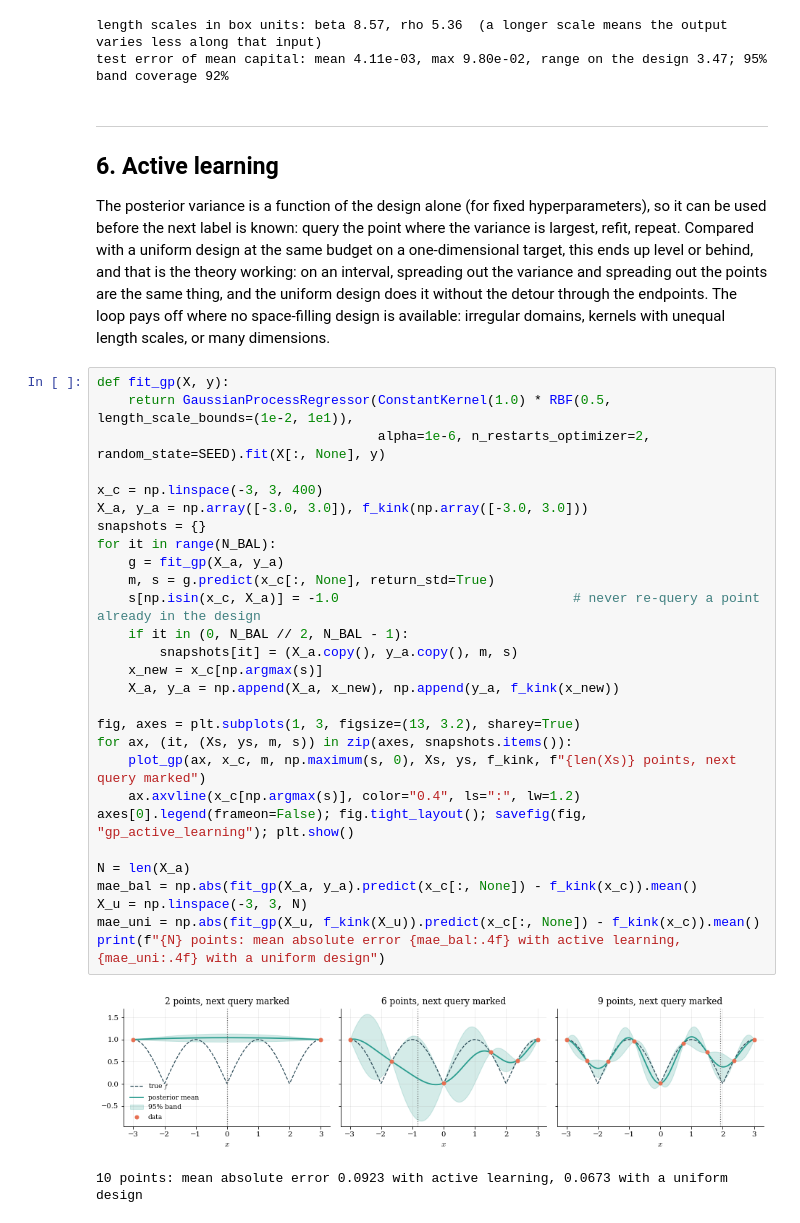
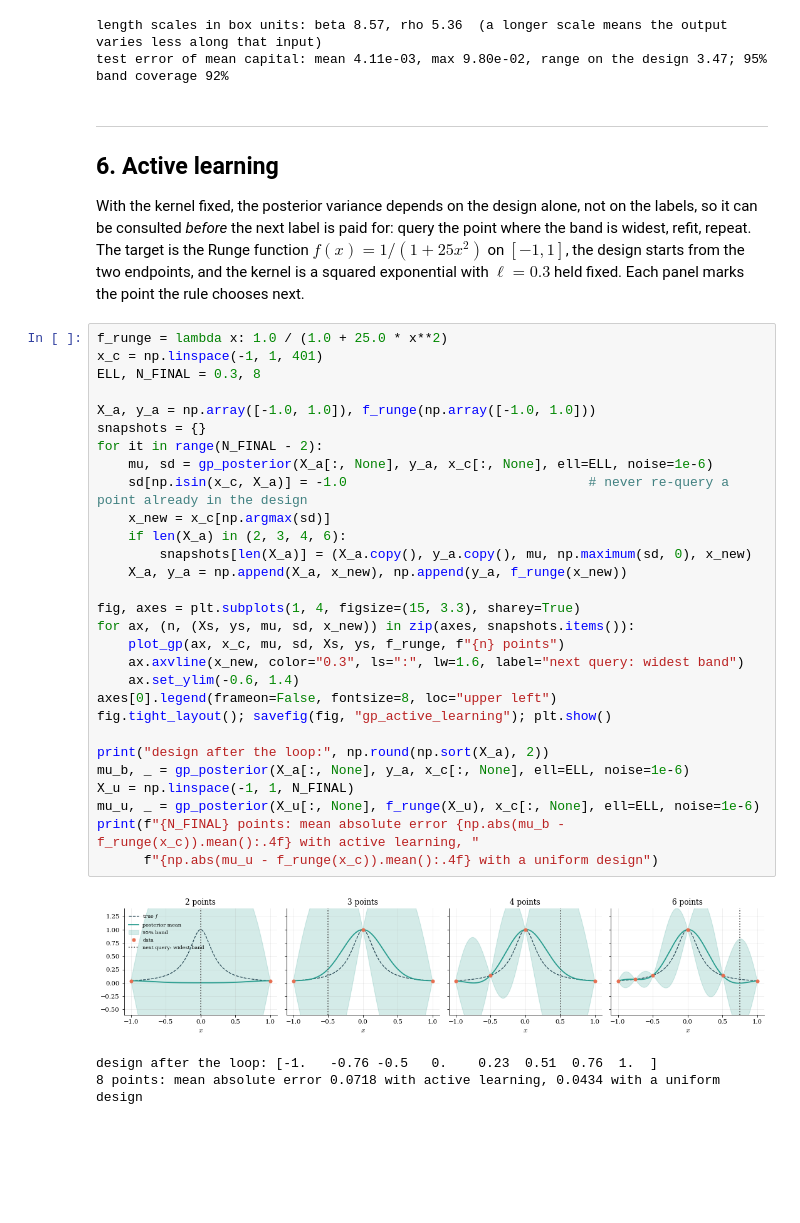
Before and after one commit to sischei/deep_learning_padova_0926, a Jupyter notebook: day2/code/06_surrogates_and_gps/06_02_GP_Regression.ipynb, the cells around one changed output. Saved outputs shown, nothing was run; the diff lists cells and outputs as text; blank space fills up the shorter version.

```diff
--- a/day2/code/06_surrogates_and_gps/06_02_GP_Regression.ipynb
+++ b/day2/code/06_surrogates_and_gps/06_02_GP_Regression.ipynb
@@ -209,45 +209,45 @@ print(f"test error of mean capital: mean {np.abs(m2 - y_test).mean():.2e}, max {
 # %% [output]
 length scales in box units: beta 8.57, rho 5.36  (a longer scale means the output varies less along that input)
 test error of mean capital: mean 4.11e-03, max 9.80e-02, range on the design 3.47; 95% band coverage 92%
-# %% [markdown]
----
-## 6. Active learning
-
-The posterior variance is a function of the design alone (for fixed hyperparameters), so it can
-be used before the next label is known: query the point where the variance is largest, refit,
-repeat. Compared with a uniform design at the same budget on a one-dimensional target, this ends
-up level or behind, and that is the theory working: on an interval, spreading out the variance and
-spreading out the points are the same thing, and the uniform design does it without the detour
-through the endpoints. The loop pays off where no space-filling design is available: irregular
-domains, kernels with unequal length scales, or many dimensions.
+# %% [markdown]
+---
+## 6. Active learning
+
+With the kernel fixed, the posterior variance depends on the design alone, not on the labels, so
+it can be consulted *before* the next label is paid for: query the point where the band is widest,
+refit, repeat. The target is the Runge function $f(x) = 1/(1 + 25x^2)$ on $[-1, 1]$, the design
+starts from the two endpoints, and the kernel is a squared exponential with $\ell = 0.3$ held fixed.
+Each panel marks the point the rule chooses next.
 # %%
-def fit_gp(X, y):
-    return GaussianProcessRegressor(ConstantKernel(1.0) * RBF(0.5, length_scale_bounds=(1e-2, 1e1)),
-                                    alpha=1e-6, n_restarts_optimizer=2, random_state=SEED).fit(X[:, None], y)
+f_runge = lambda x: 1.0 / (1.0 + 25.0 * x**2)
+x_c = np.linspace(-1, 1, 401)
+ELL, N_FINAL = 0.3, 8
 
-x_c = np.linspace(-3, 3, 400)
-X_a, y_a = np.array([-3.0, 3.0]), f_kink(np.array([-3.0, 3.0]))
+X_a, y_a = np.array([-1.0, 1.0]), f_runge(np.array([-1.0, 1.0]))
 snapshots = {}
-for it in range(N_BAL):
-    g = fit_gp(X_a, y_a)
-    m, s = g.predict(x_c[:, None], return_std=True)
-    s[np.isin(x_c, X_a)] = -1.0                              # never re-query a point already in the design
-    if it in (0, N_BAL // 2, N_BAL - 1):
-        snapshots[it] = (X_a.copy(), y_a.copy(), m, s)
-    x_new = x_c[np.argmax(s)]
-    X_a, y_a = np.append(X_a, x_new), np.append(y_a, f_kink(x_new))
+for it in range(N_FINAL - 2):
+    mu, sd = gp_posterior(X_a[:, None], y_a, x_c[:, None], ell=ELL, noise=1e-6)
+    sd[np.isin(x_c, X_a)] = -1.0                               # never re-query a point already in the design
+    x_new = x_c[np.argmax(sd)]
+    if len(X_a) in (2, 3, 4, 6):
+        snapshots[len(X_a)] = (X_a.copy(), y_a.copy(), mu, np.maximum(sd, 0), x_new)
+    X_a, y_a = np.append(X_a, x_new), np.append(y_a, f_runge(x_new))
 
-fig, axes = plt.subplots(1, 3, figsize=(13, 3.2), sharey=True)
-for ax, (it, (Xs, ys, m, s)) in zip(axes, snapshots.items()):
-    plot_gp(ax, x_c, m, np.maximum(s, 0), Xs, ys, f_kink, f"{len(Xs)} points, next query marked")
-    ax.axvline(x_c[np.argmax(s)], color="0.4", ls=":", lw=1.2)
-axes[0].legend(frameon=False); fig.tight_layout(); savefig(fig, "gp_active_learning"); plt.show()
+fig, axes = plt.subplots(1, 4, figsize=(15, 3.3), sharey=True)
+for ax, (n, (Xs, ys, mu, sd, x_new)) in zip(axes, snapshots.items()):
+    plot_gp(ax, x_c, mu, sd, Xs, ys, f_runge, f"{n} points")
+    ax.axvline(x_new, color="0.3", ls=":", lw=1.6, label="next query: widest band")
+    ax.set_ylim(-0.6, 1.4)
+axes[0].legend(frameon=False, fontsize=8, loc="upper left")
+fig.tight_layout(); savefig(fig, "gp_active_learning"); plt.show()
 
-N = len(X_a)
-mae_bal = np.abs(fit_gp(X_a, y_a).predict(x_c[:, None]) - f_kink(x_c)).mean()
-X_u = np.linspace(-3, 3, N)
-mae_uni = np.abs(fit_gp(X_u, f_kink(X_u)).predict(x_c[:, None]) - f_kink(x_c)).mean()
-print(f"{N} points: mean absolute error {mae_bal:.4f} with active learning, {mae_uni:.4f} with a uniform design")
+print("design after the loop:", np.round(np.sort(X_a), 2))
+mu_b, _ = gp_posterior(X_a[:, None], y_a, x_c[:, None], ell=ELL, noise=1e-6)
+X_u = np.linspace(-1, 1, N_FINAL)
+mu_u, _ = gp_posterior(X_u[:, None], f_runge(X_u), x_c[:, None], ell=ELL, noise=1e-6)
+print(f"{N_FINAL} points: mean absolute error {np.abs(mu_b - f_runge(x_c)).mean():.4f} with active learning, "
+      f"{np.abs(mu_u - f_runge(x_c)).mean():.4f} with a uniform design")
 # %% [output]
-[figure, old version]
+[figure, new version]
-10 points: mean absolute error 0.0923 with active learning, 0.0673 with a uniform design
+design after the loop: [-1.   -0.76 -0.5   0.    0.23  0.51  0.76  1.  ]
+8 points: mean absolute error 0.0718 with active learning, 0.0434 with a uniform design
```
Also changed, not shown: parts of 4 cells of this notebook, 10 other files.
